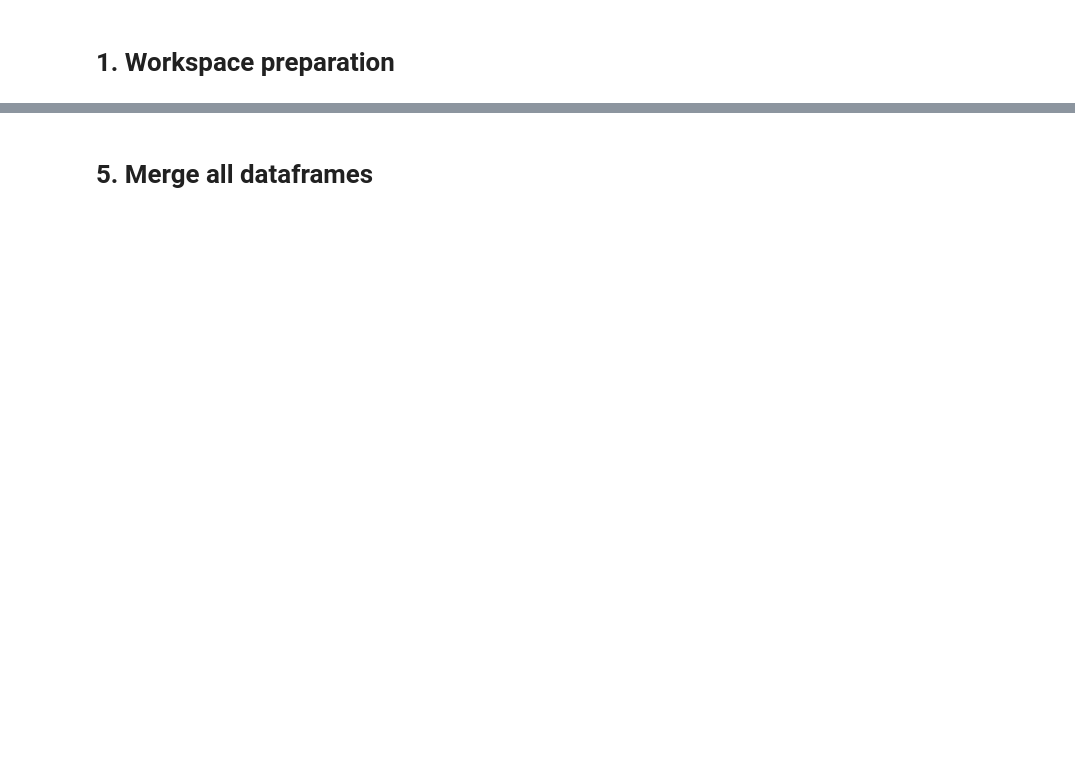
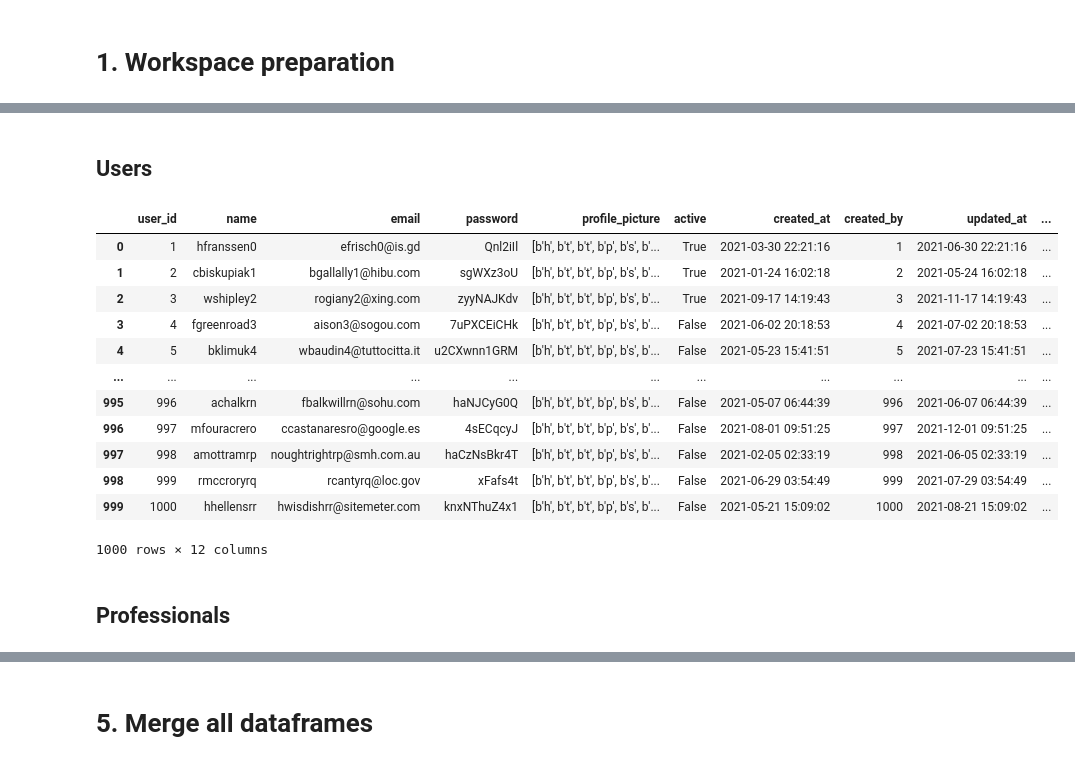
Before and after one commit to Platzi-Master-C8/pipeline-automation-dashboards, a Jupyter notebook: Notebooks/postgres_data.ipynb, the cells around one changed output, grey strips where cells are left out. Drawn from its saved outputs; the diff is of its cells as text; code cells hidden in the pictures; blank space fills up the shorter version.

```diff
--- a/Notebooks/postgres_data.ipynb
+++ b/Notebooks/postgres_data.ipynb
@@ -111,9 +26,0 @@ for col_name in cursor_professionals.description:
-# %%
-# Sessions
-
-cursor_sessions.execute(q_sessions)
-sessions_records = cursor_sessions.fetchall()
-
-sessions_col_names = []
-for col_name in cursor_sessions.description:
-    sessions_col_names.append(col_name[0])
@@ -125,0 +42,8 @@ df_countries
+# %%
+# Test database
+
+conn = psycopg2.connect(
+        host='ec2-34-204-127-36.compute-1.amazonaws.com',
+        database='d835d7a38dbqc3',
+        user='fzlgrdnpjdjbsq',
+        password='1e36f451eed5251a001fe5d674909de72d22b9098efbbbd912cc9c2f19690d21')
@@ -125,0 +54,7 @@ df_countries
+# %%
+sessions = '''SELECT *, EXTRACT (MONTH FROM date_login) AS active_month FROM sessions;'''
+users = '''SELECT *, EXTRACT (MONTH FROM created_at) AS created_month FROM users'''
+professionals = '''SELECT * FROM professionals'''
+countries = '''SELECT * FROM countries'''
+countries_cities = '''SELECT * FROM countries_cities ORDER BY country_id'''
+cities = '''SELECT * FROM cities ORDER BY City_id'''
@@ -125,0 +63,10 @@ df_countries
+# %%
+def create_df(query):
+  cursor_table = conn.cursor()
+  cursor_table.execute(query)
+  records = cursor_table.fetchall()
+  col_names = []
+  for col_name in cursor_table.description:
+    col_names.append(col_name[0])
+  df = pd.DataFrame(records, columns=col_names)
+  return df
@@ -125,0 +94,19 @@ df_countries
+# %% [markdown]
+## Users
+# %%
+df_users = create_df(users)
+df_users
+# %% [output]
+|  | user_id | name | email | password | profile_picture | active | created_at | created_by | updated_at | ... |
+| 0 | 1 | hfranssen0 | efrisch0@is.gd | Qnl2iIl | [b'h', b't', b't', b'p', b's', b'... | True | 2021-03-30 22:21:16 | 1 | 2021-06-30 22:21:16 | ... |
+| 1 | 2 | cbiskupiak1 | bgallally1@hibu.com | sgWXz3oU | [b'h', b't', b't', b'p', b's', b'... | True | 2021-01-24 16:02:18 | 2 | 2021-05-24 16:02:18 | ... |
+| 2 | 3 | wshipley2 | rogiany2@xing.com | zyyNAJKdv | [b'h', b't', b't', b'p', b's', b'... | True | 2021-09-17 14:19:43 | 3 | 2021-11-17 14:19:43 | ... |
+| 3 | 4 | fgreenroad3 | aison3@sogou.com | 7uPXCEiCHk | [b'h', b't', b't', b'p', b's', b'... | False | 2021-06-02 20:18:53 | 4 | 2021-07-02 20:18:53 | ... |
+| 4 | 5 | bklimuk4 | wbaudin4@tuttocitta.it | u2CXwnn1GRM | [b'h', b't', b't', b'p', b's', b'... | False | 2021-05-23 15:41:51 | 5 | 2021-07-23 15:41:51 | ... |
+| ... | ... | ... | ... | ... | ... | ... | ... | ... | ... | ... |
+| 995 | 996 | achalkrn | fbalkwillrn@sohu.com | haNJCyG0Q | [b'h', b't', b't', b'p', b's', b'... | False | 2021-05-07 06:44:39 | 996 | 2021-06-07 06:44:39 | ... |
+| 996 | 997 | mfouracrero | ccastanaresro@google.es | 4sECqcyJ | [b'h', b't', b't', b'p', b's', b'... | False | 2021-08-01 09:51:25 | 997 | 2021-12-01 09:51:25 | ... |
+| 997 | 998 | amottramrp | noughtrightrp@smh.com.au | haCzNsBkr4T | [b'h', b't', b't', b'p', b's', b'... | False | 2021-02-05 02:33:19 | 998 | 2021-06-05 02:33:19 | ... |
+| 998 | 999 | rmccroryrq | rcantyrq@loc.gov | xFafs4t | [b'h', b't', b't', b'p', b's', b'... | False | 2021-06-29 03:54:49 | 999 | 2021-07-29 03:54:49 | ... |
+| 999 | 1000 | hhellensrr | hwisdishrr@sitemeter.com | knxNThuZ4x1 | [b'h', b't', b't', b'p', b's', b'... | False | 2021-05-21 15:09:02 | 1000 | 2021-08-21 15:09:02 | ... |
+1000 rows × 12 columns
@@ -125,0 +116,2 @@ df_countries
+# %% [markdown]
+## Professionals
```
Also changed, not shown: parts of 58 cells of this notebook.
